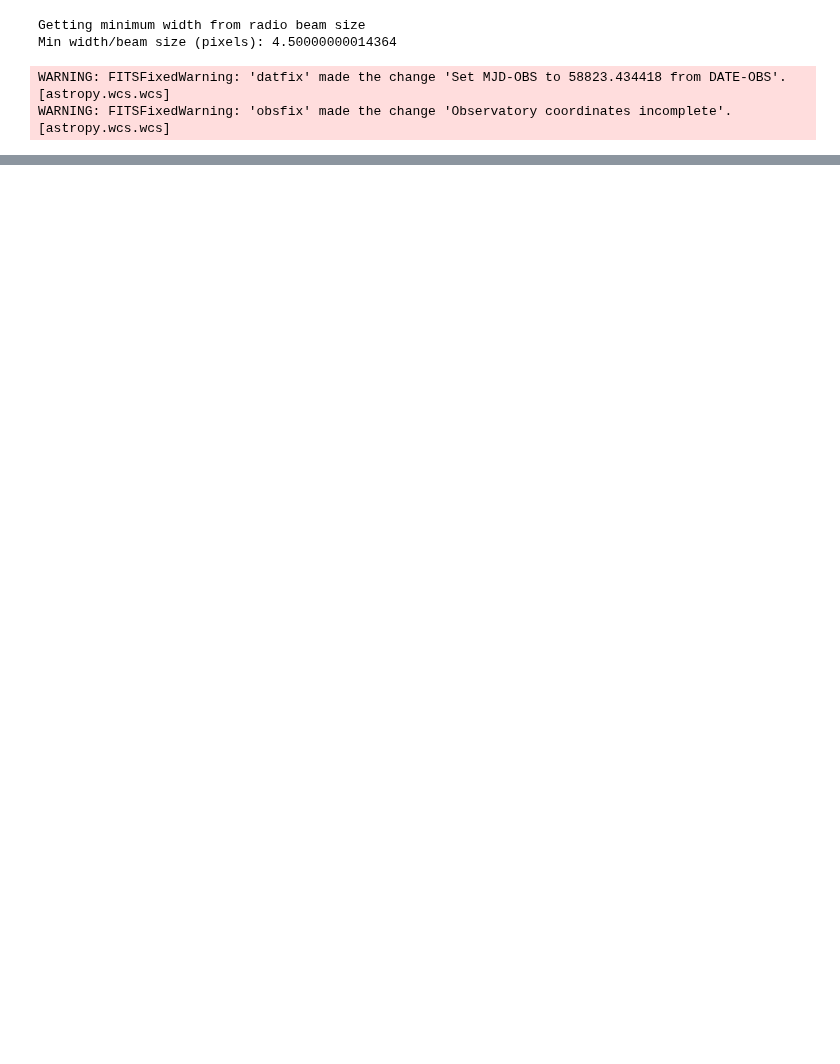
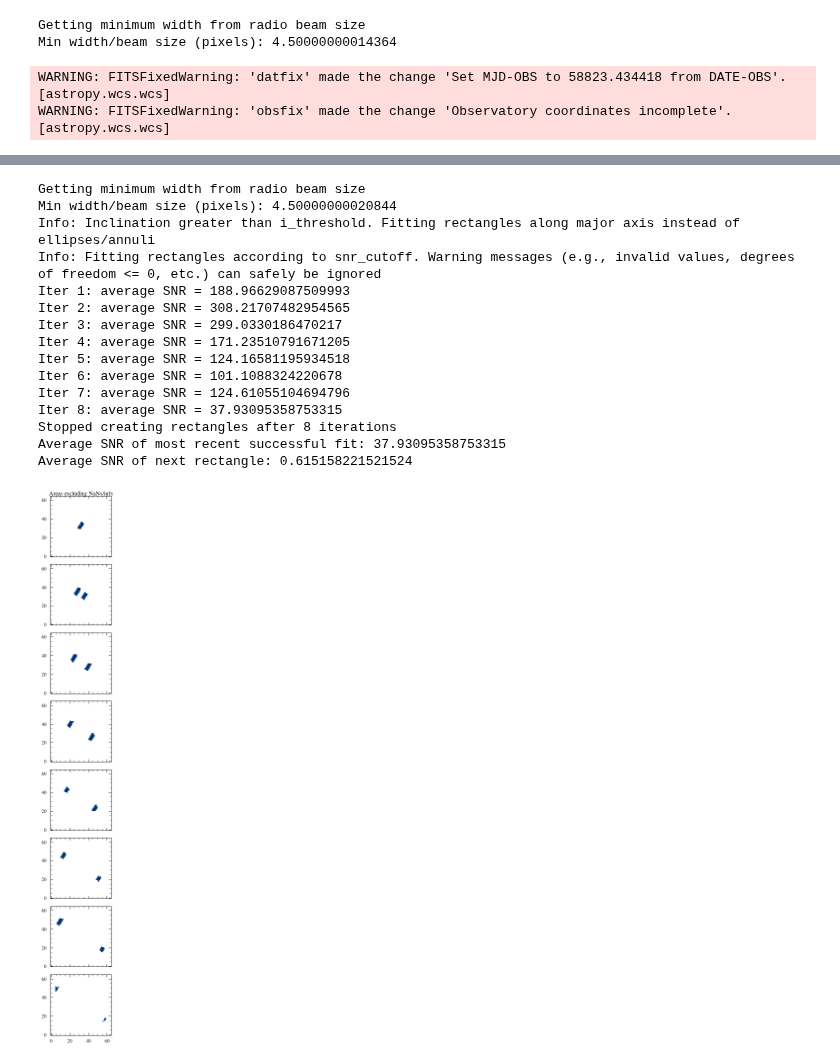
Before and after one commit to BearBearCodes/coop_f2021, a Jupyter notebook: packages/radial_profile_example.ipynb, the cells around one changed output, grey strips where cells are left out. Drawn from its saved outputs; the diff is of its cells as text; code cells hidden in the pictures; blank space fills up the shorter version.

```diff
--- a/packages/radial_profile_example.ipynb
+++ b/packages/radial_profile_example.ipynb
@@ -236,0 +336,18 @@ Corrected avg noise:     [0.04788022 0.02247634 0.01557972 0.0135026  0.02443217
+# %%
+NGC4222 = RadialProfile(data_co, centre_co, inclination_co, pa_co, noise=unc_co)
+
+NGC4222_rp = NGC4222.calc_radial_profile(
+    i_threshold=80,
+    snr_cutoff=10,
+    max_snr_annuli=15,
+    min_width=None,
+    header=header_co,
+    include_bad=False,
+    method="exact",
+    func="mean",
+    is_radio=True,
+    high_i_height=None,  # "min_width", float, astropy Quantity, or None
+    bootstrap_errs=True,
+    n_bootstraps=100,
+    bootstrap_seed=314,
+)
@@ -236,0 +490,31 @@ Corrected avg noise:     [0.04788022 0.02247634 0.01557972 0.0135026  0.02443217
+# %%
+NGC4222_no_bad = NGC4222.calc_radial_profile(
+    i_threshold=80,
+    snr_cutoff=10,
+    max_snr_annuli=15,
+    min_width=None,
+    header=header_co,
+    include_bad=False,
+    method="exact",
+    func="mean",
+    is_radio=True,
+    high_i_height=None,  # "min_width", float, astropy Quantity, or None
+    bootstrap_errs=True,
+    n_bootstraps=100,
+    bootstrap_seed=314,
+)
+
+
+fig, axs = plt.subplots(
+    nrows=len(NGC4222_no_bad.data_area_masks),
+    figsize=mpl.figure.figaspect(len(NGC4222_no_bad.data_area_masks)),
+)
+for ax, region in zip(axs, NGC4222_no_bad.data_area_masks):
+    ax.imshow(region, cmap="Blues", origin="lower")
+    ax.grid(False)
+for ax in axs[:-1]:
+    ax.set_xticklabels([])
+fig.suptitle("Areas excluding NaNs/infs")
+plt.tight_layout()
+plt.show()
+# %% [output]
@@ -236,0 +523,16 @@ Corrected avg noise:     [0.04788022 0.02247634 0.01557972 0.0135026  0.02443217
+Getting minimum width from radio beam size
+Min width/beam size (pixels): 4.50000000020844
+Info: Inclination greater than i_threshold. Fitting rectangles along major axis instead of ellipses/annuli
+Info: Fitting rectangles according to snr_cutoff. Warning messages (e.g., invalid values, degrees of freedom <= 0, etc.) can safely be ignored
+Iter 1: average SNR = 188.96629087509993
+Iter 2: average SNR = 308.21707482954565
+Iter 3: average SNR = 299.0330186470217
+Iter 4: average SNR = 171.23510791671205
+Iter 5: average SNR = 124.16581195934518
+Iter 6: average SNR = 101.1088324220678
+Iter 7: average SNR = 124.61055104694796
+Iter 8: average SNR = 37.93095358753315
+Stopped creating rectangles after 8 iterations
+Average SNR of most recent successful fit: 37.93095358753315
+Average SNR of next rectangle: 0.615158221521524
+[figure, added]
```
Also changed, not shown: parts of 28 cells of this notebook, 2 other files.
